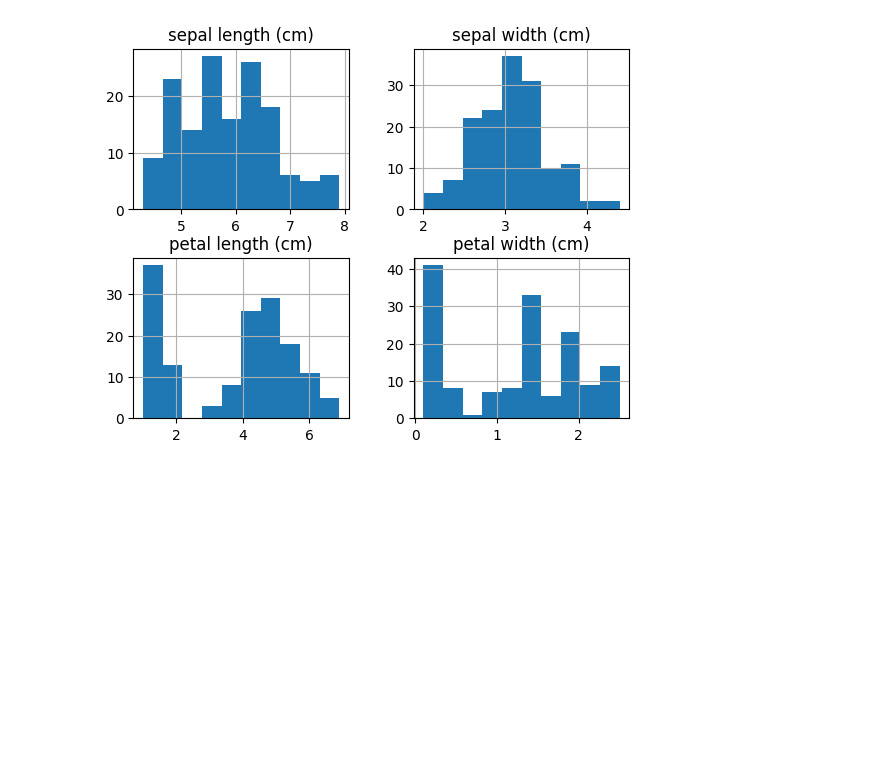
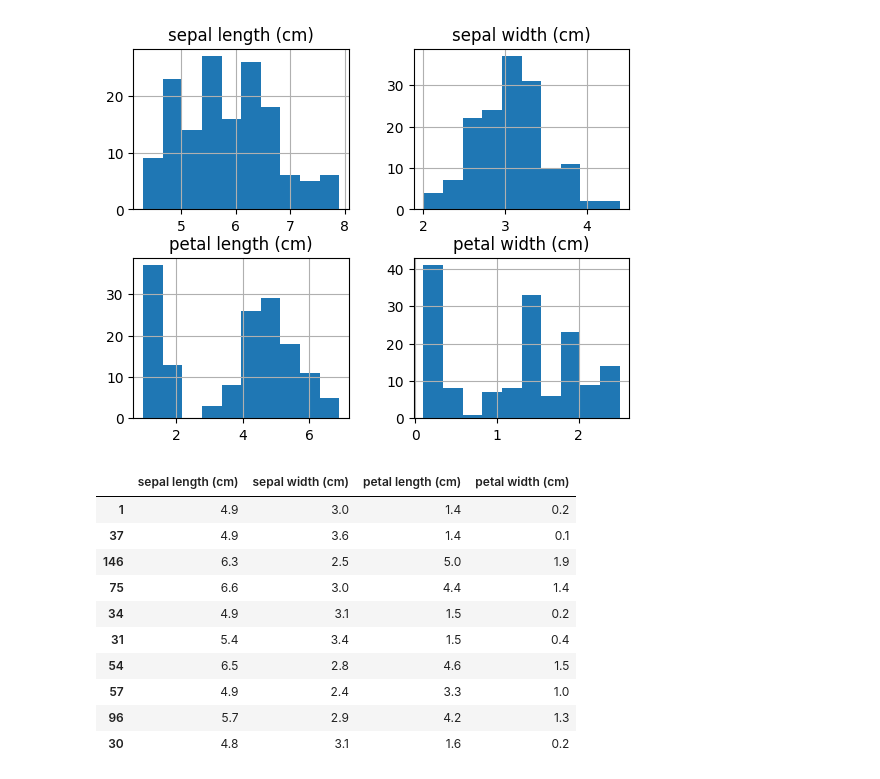
Before and after one commit to toms3776c/pandas-learn, a Jupyter notebook: pandas-test.ipynb, the cells around one changed output. Cells and saved outputs as stored; diff of their text form; code cells hidden in the pictures; blank space fills up the shorter version.

```diff
--- a/pandas-test.ipynb
+++ b/pandas-test.ipynb
@@ -39,3 +44,17 @@ array([[<Axes: title={'center': 'sepal length (cm)'}>,
        [<Axes: title={'center': 'petal length (cm)'}>,
         <Axes: title={'center': 'petal width (cm)'}>]], dtype=object)
 [figure]
+# %%
+df.sample(10)
+# %% [output]
+|  | sepal length (cm) | sepal width (cm) | petal length (cm) | petal width (cm) |
+| 1 | 4.9 | 3.0 | 1.4 | 0.2 |
+| 37 | 4.9 | 3.6 | 1.4 | 0.1 |
+| 146 | 6.3 | 2.5 | 5.0 | 1.9 |
+| 75 | 6.6 | 3.0 | 4.4 | 1.4 |
+| 34 | 4.9 | 3.1 | 1.5 | 0.2 |
+| 31 | 5.4 | 3.4 | 1.5 | 0.4 |
+| 54 | 6.5 | 2.8 | 4.6 | 1.5 |
+| 57 | 4.9 | 2.4 | 3.3 | 1.0 |
+| 96 | 5.7 | 2.9 | 4.2 | 1.3 |
+| 30 | 4.8 | 3.1 | 1.6 | 0.2 |
```
Also changed, not shown: parts of 15 cells of this notebook, 2 other files.
